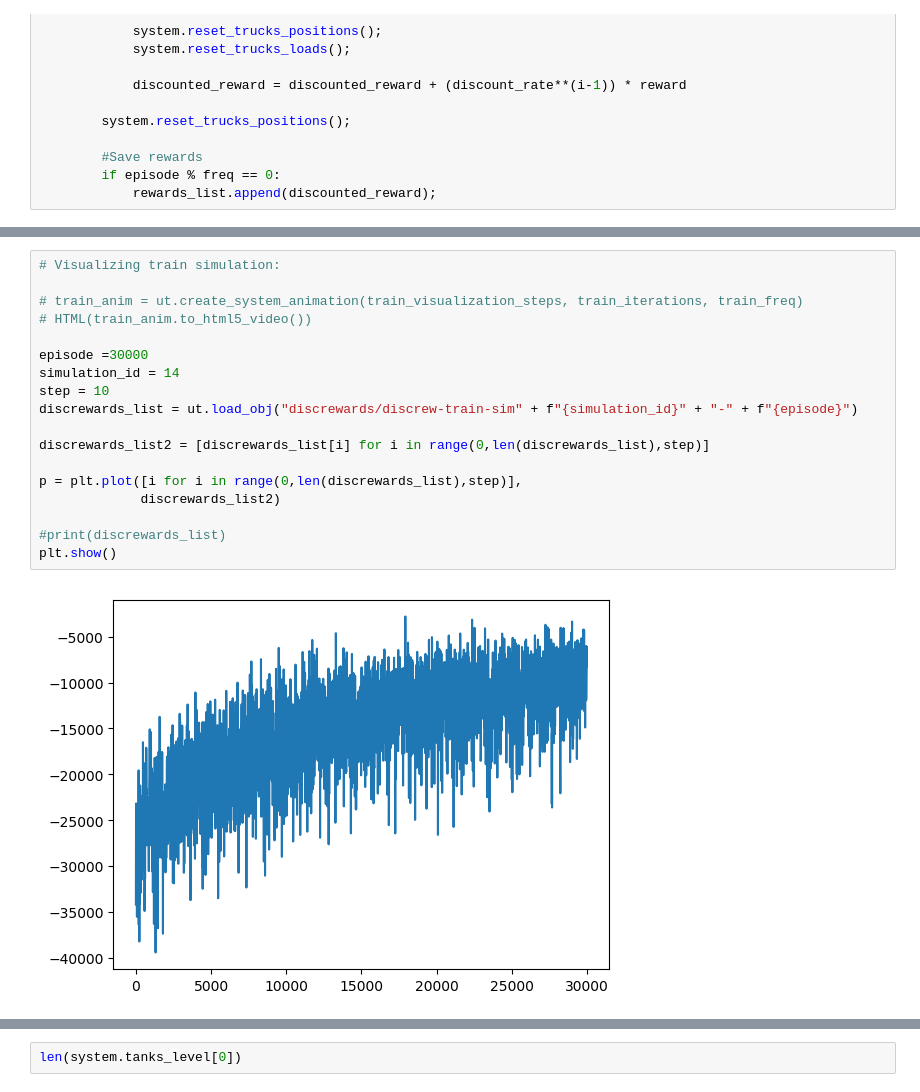
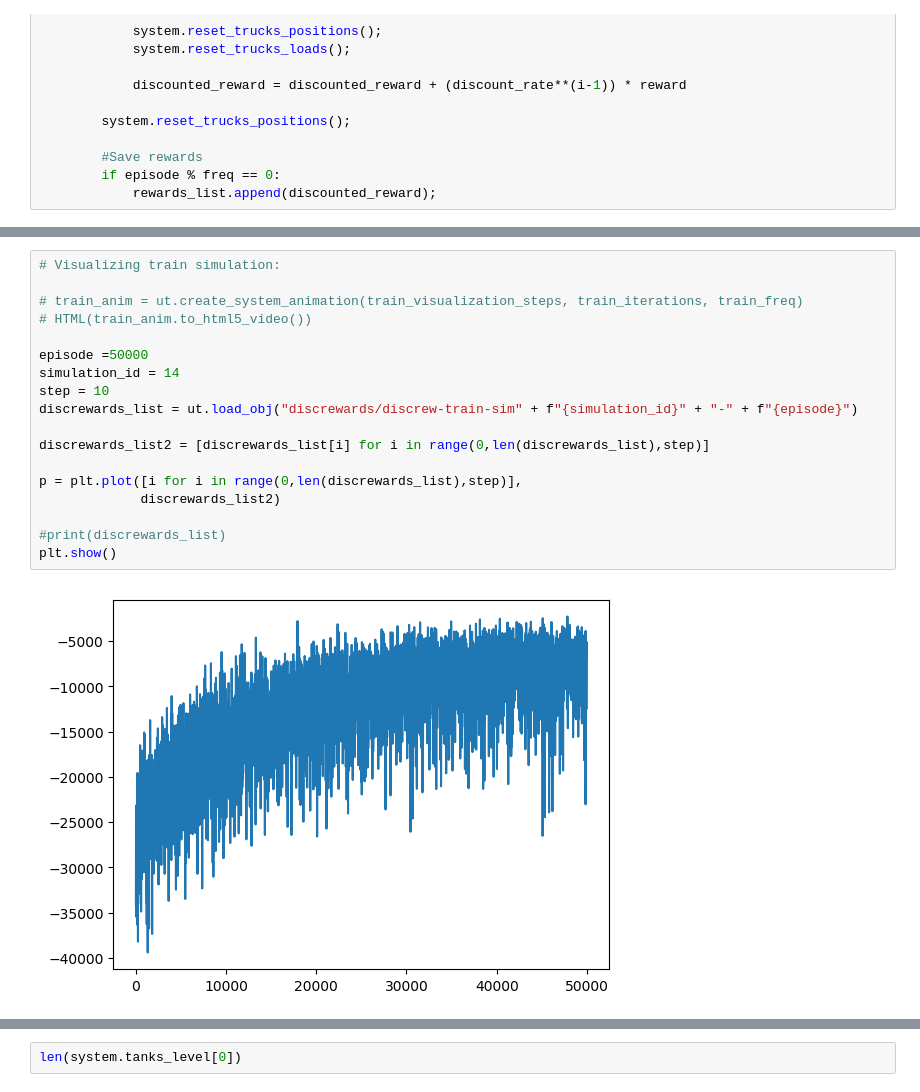
Before and after one commit to dsalgador/RL-Project, a Jupyter notebook: Test-Q-Simulations.ipynb, the cells around one changed output, grey strips where cells are left out. Drawn from its saved outputs; the diff is of its cells as text.

```diff
--- a/Test-Q-Simulations.ipynb
+++ b/Test-Q-Simulations.ipynb
@@ -440,23 +442,23 @@ plt.show()
 # %%
 # Visualizing train simulation:
 
 # train_anim = ut.create_system_animation(train_visualization_steps, train_iterations, train_freq)
 # HTML(train_anim.to_html5_video())
 
-episode =30000
+episode =50000
 simulation_id = 14
 step = 10
 discrewards_list = ut.load_obj("discrewards/discrew-train-sim" + f"{simulation_id}" + "-" + f"{episode}")
 
 discrewards_list2 = [discrewards_list[i] for i in range(0,len(discrewards_list),step)]
 
 p = plt.plot([i for i in range(0,len(discrewards_list),step)],
              discrewards_list2)
 
 #print(discrewards_list)
 plt.show()
 # %% [output]
-[figure, old version]
+[figure, new version]
 # %%
    # simulation_id = 4
     #train_iterations = 2*10**6
```
Also changed, not shown: parts of 12 cells of this notebook, 2 other files.
